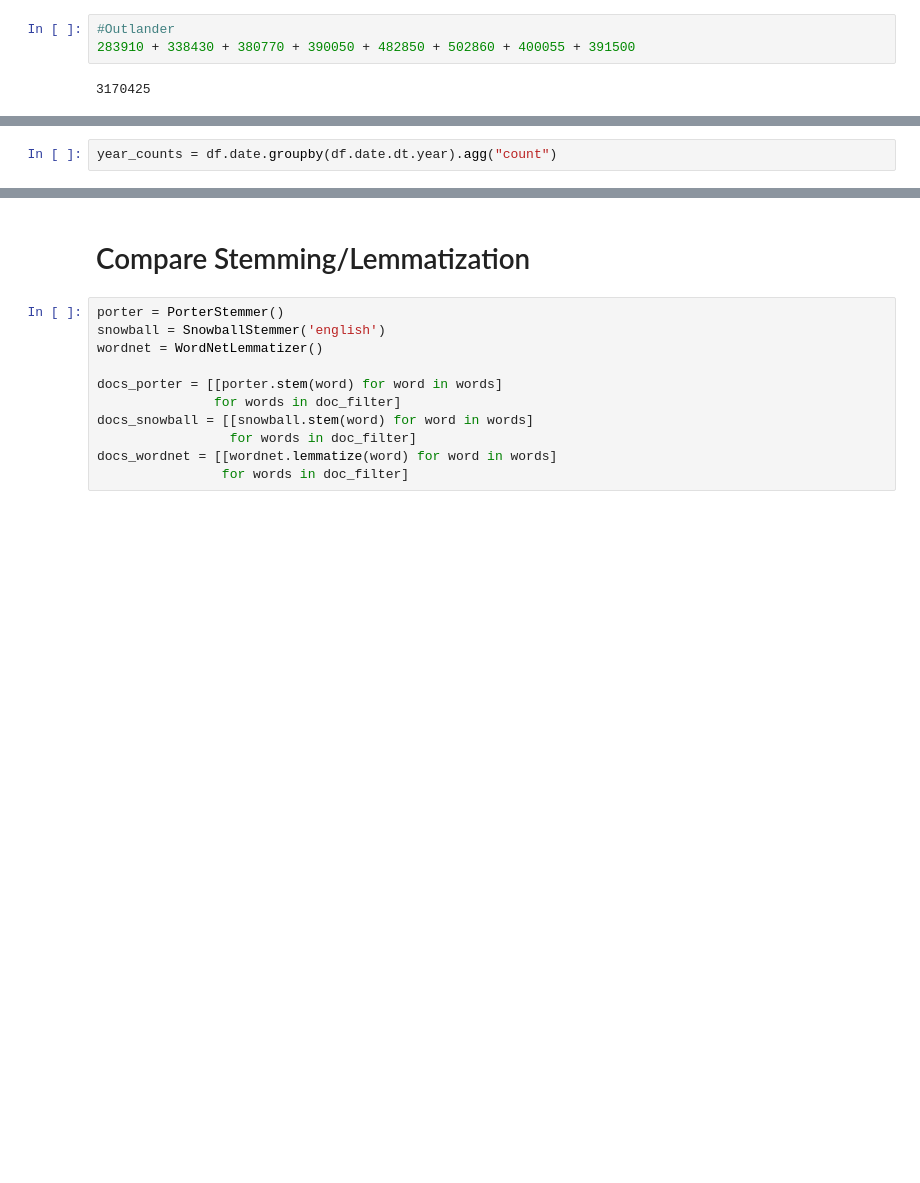
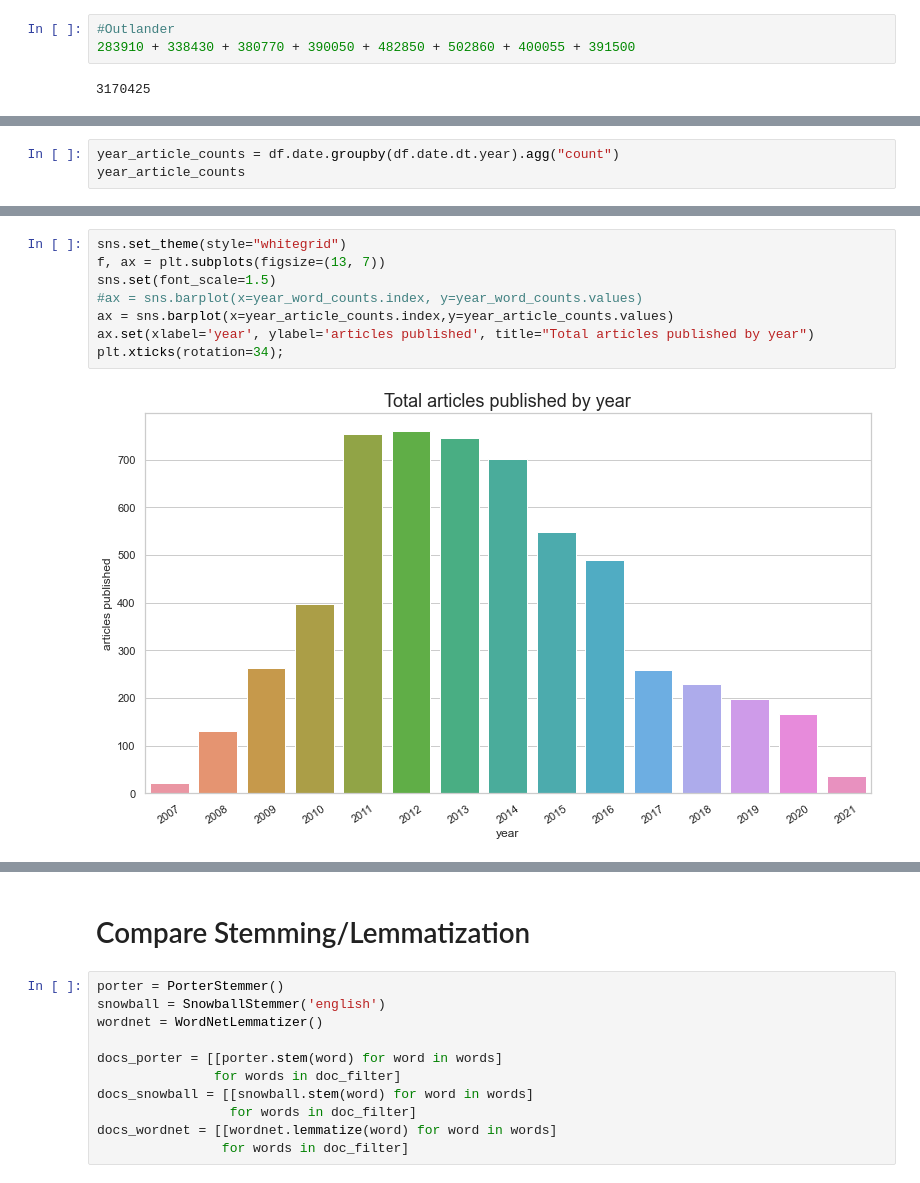
Before and after one commit to konstanzer/brainpickings-nlp, a Jupyter notebook: nlp.ipynb, the cells around one changed output, grey strips where cells are left out. Cells and saved outputs as stored; diff of their text form; blank space fills up the shorter version.

```diff
--- a/nlp.ipynb
+++ b/nlp.ipynb
@@ -90,2 +84,3 @@ ax.set(ylabel='total words (millions)');
 # %%
-year_counts = df.date.groupby(df.date.dt.year).agg("count")
+year_article_counts = df.date.groupby(df.date.dt.year).agg("count")
+year_article_counts
@@ -91,0 +105,10 @@ year_counts = df.date.groupby(df.date.dt.year).agg("count")
+# %%
+sns.set_theme(style="whitegrid")
+f, ax = plt.subplots(figsize=(13, 7))
+sns.set(font_scale=1.5)
+#ax = sns.barplot(x=year_word_counts.index, y=year_word_counts.values)
+ax = sns.barplot(x=year_article_counts.index,y=year_article_counts.values)
+ax.set(xlabel='year', ylabel='articles published', title="Total articles published by year")
+plt.xticks(rotation=34);
+# %% [output]
+[figure, added]
```
Also changed, not shown: parts of 20 cells of this notebook, 1 other file.
